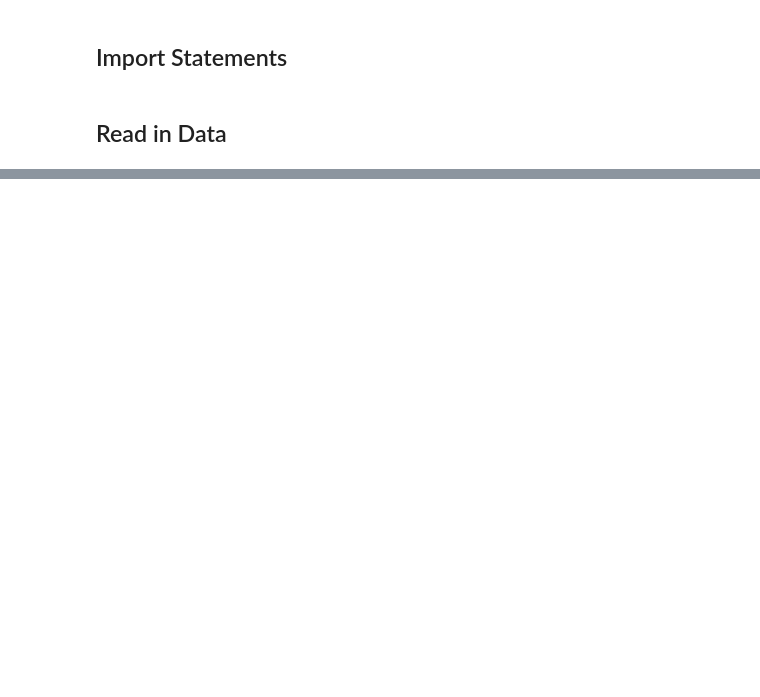
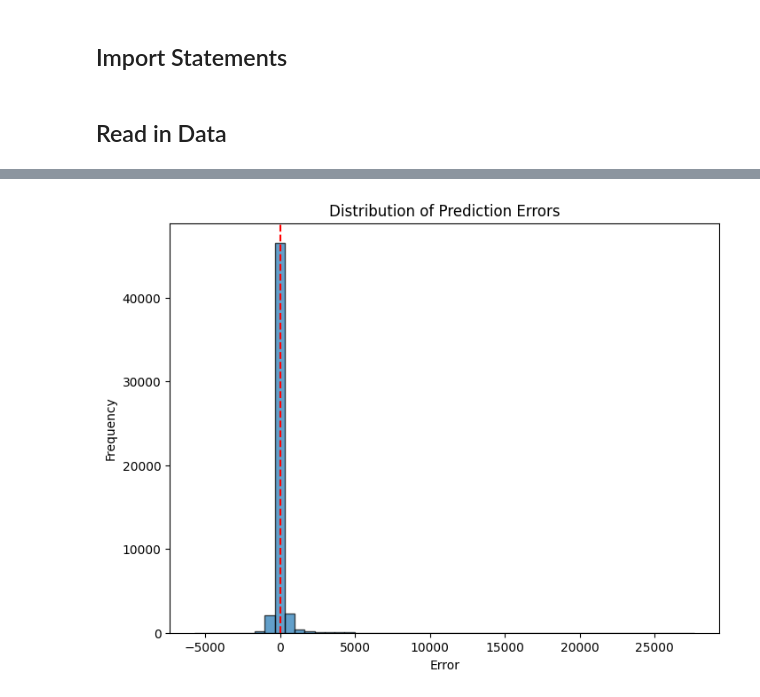
Before and after one commit to tdela12/CAPSTONE_T316, a Jupyter notebook: train_model_repair.ipynb, the cells around one changed output, grey strips where cells are left out. Drawn from its saved outputs; the diff is of its cells as text; code cells hidden in the pictures; blank space fills up the shorter version.

```diff
--- a/train_model_repair.ipynb
+++ b/train_model_repair.ipynb
@@ -94,0 +276,10 @@ plt.show()
+# %%
+plt.figure(figsize=(8,6))
+plt.hist(residuals, bins=50, edgecolor='k', alpha=0.7)
+plt.axvline(0, color='red', linestyle='--')
+plt.xlabel("Error")
+plt.ylabel("Frequency")
+plt.title("Distribution of Prediction Errors")
+plt.show()
+# %% [output]
+[figure, added]
```
Also changed, not shown: parts of 14 cells of this notebook, 5 other files.
